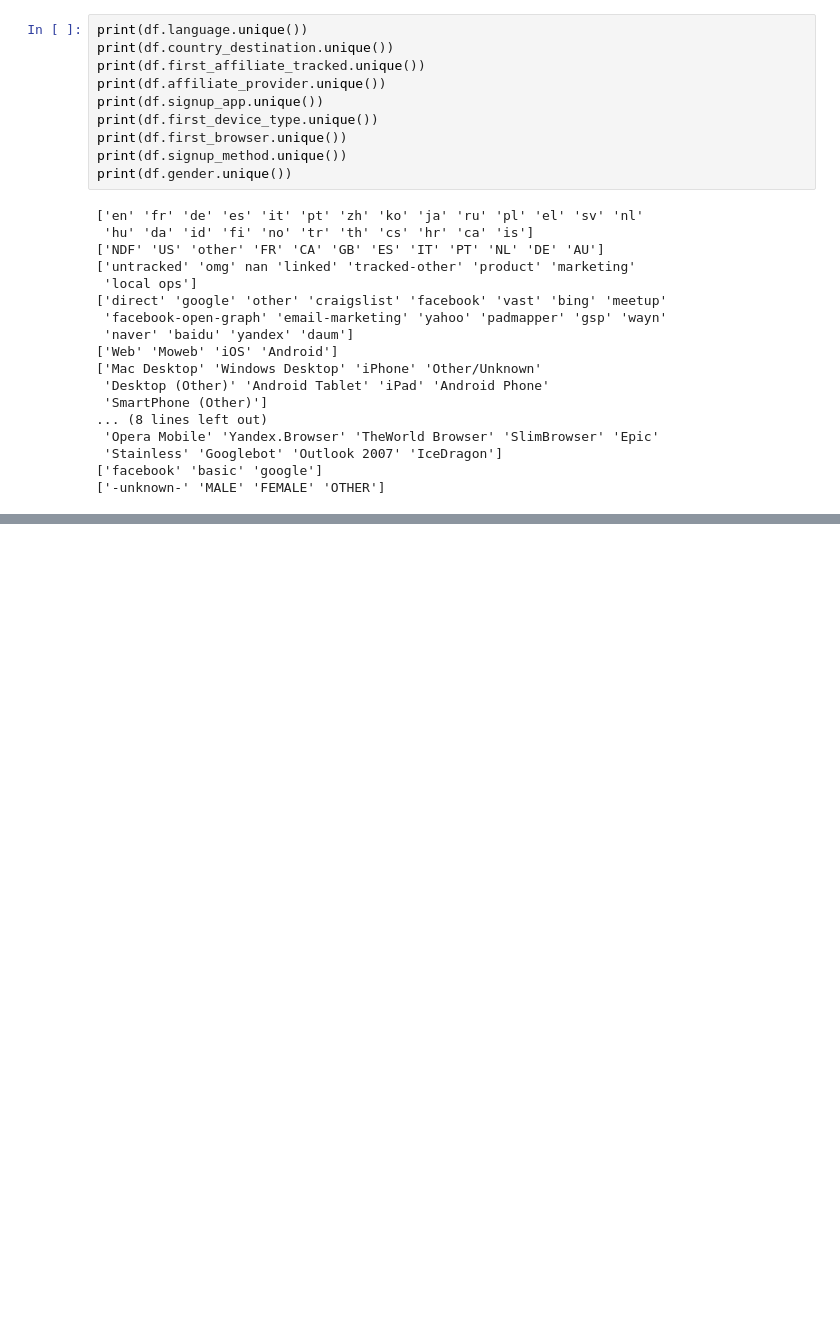
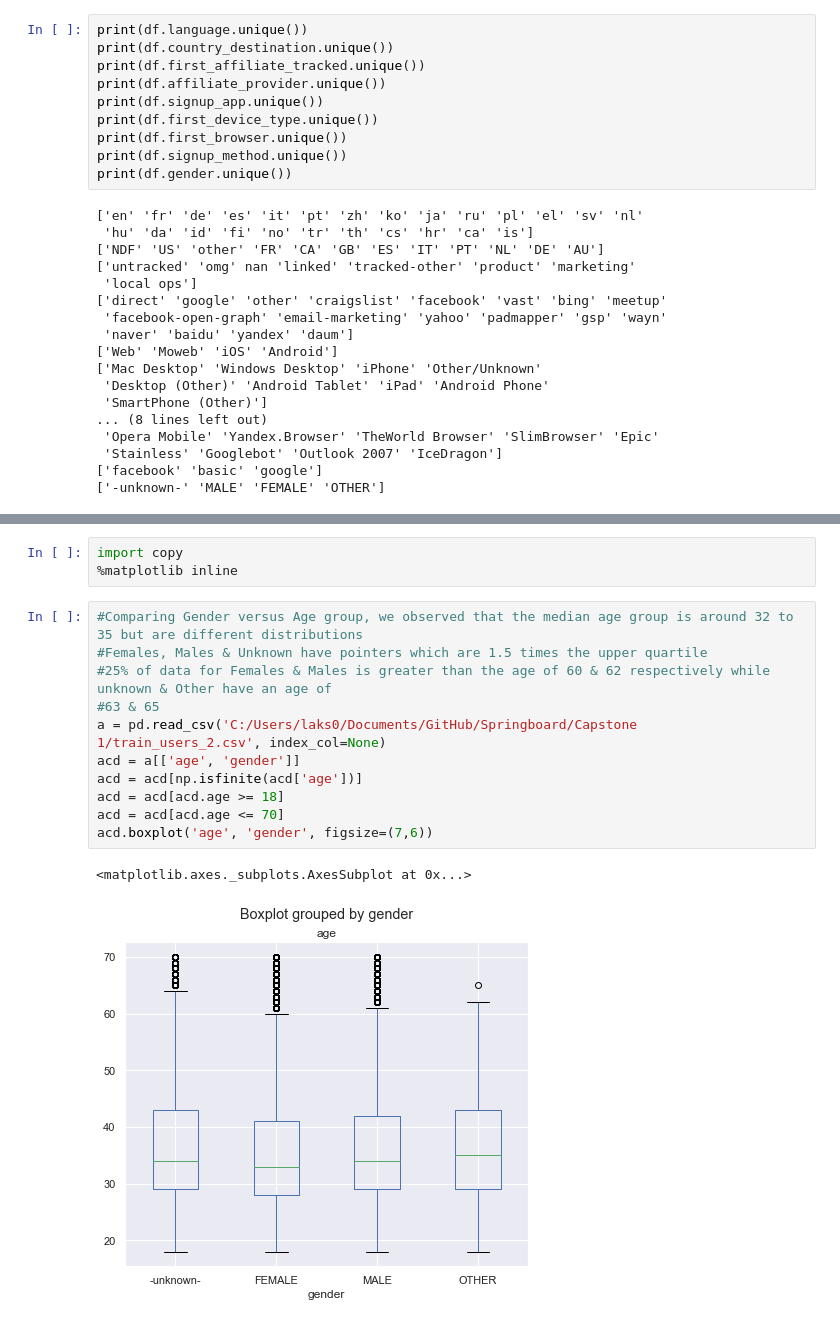
Before and after one commit to venkii83/Springboard, a Jupyter notebook: Capstone 1.ipynb, the cells around one changed output, grey strips where cells are left out. Saved outputs shown, nothing was run; the diff lists cells and outputs as text; blank space fills up the shorter version.

```diff
--- a/Capstone 1.ipynb
+++ b/Capstone 1.ipynb
@@ -122,0 +106,17 @@ dfl= data['language'].value_counts().plot(kind='bar')
+# %%
+import copy
+%matplotlib inline
+# %%
+#Comparing Gender versus Age group, we observed that the median age group is around 32 to 35 but are different distributions
+#Females, Males & Unknown have pointers which are 1.5 times the upper quartile
+#25% of data for Females & Males is greater than the age of 60 & 62 respectively while unknown & Other have an age of
+#63 & 65
+a = pd.read_csv('C:/Users/laks0/Documents/GitHub/Springboard/Capstone 1/train_users_2.csv', index_col=None)
+acd = a[['age', 'gender']]
+acd = acd[np.isfinite(acd['age'])]
+acd = acd[acd.age >= 18]
+acd = acd[acd.age <= 70]
+acd.boxplot('age', 'gender', figsize=(7,6))
+# %% [output]
+<matplotlib.axes._subplots.AxesSubplot at 0x...>
+[figure, added]
```
Also changed, not shown: parts of 10 cells of this notebook.
